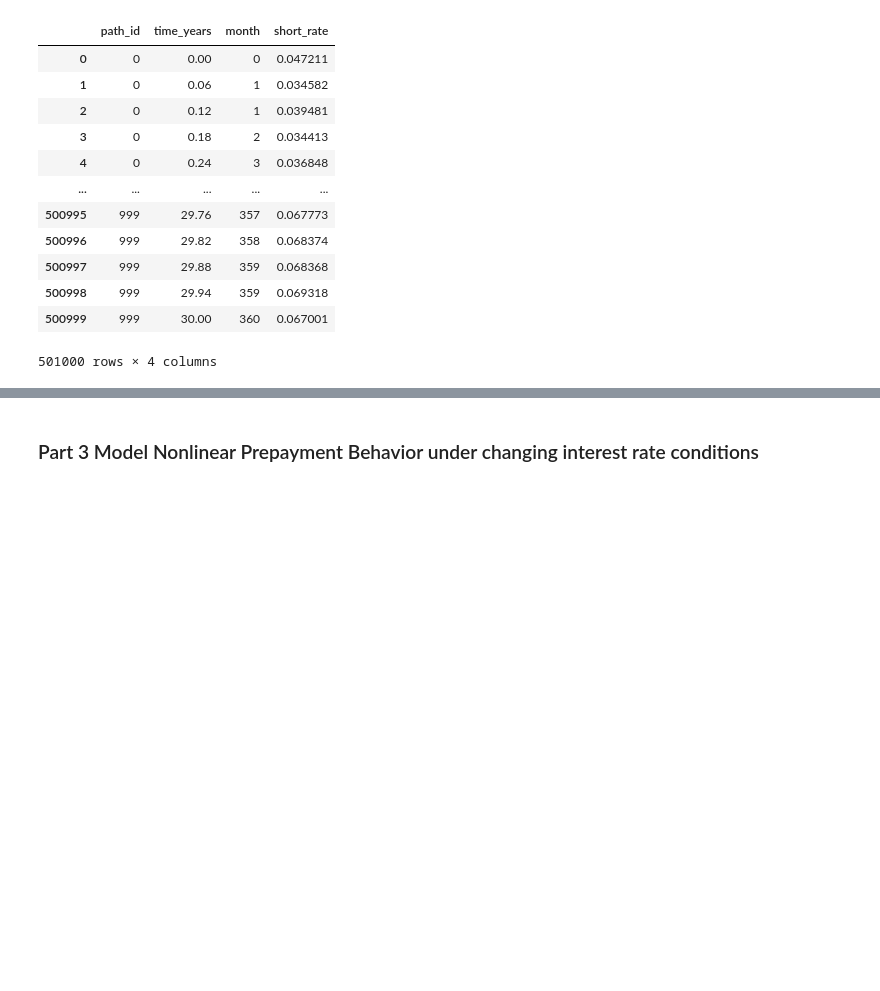
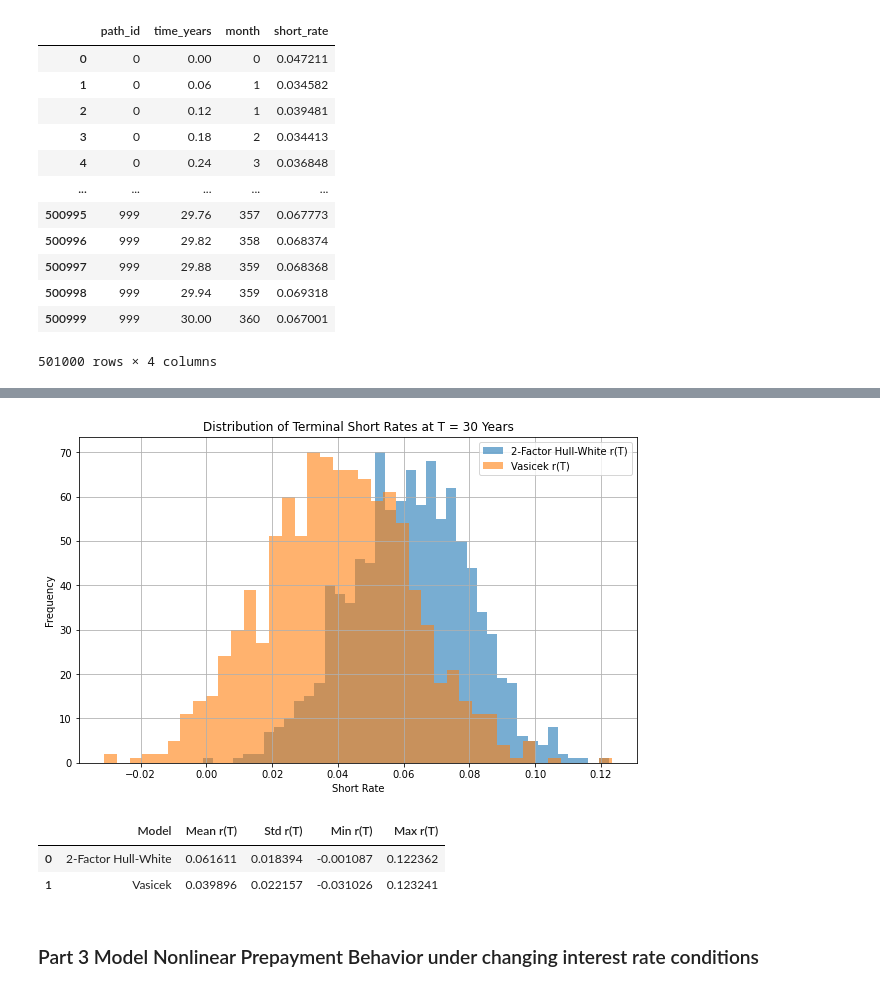
Before and after one commit to chloelinrq/STAT5030_Numerical_Methods_Group_Project, a Jupyter notebook: main.ipynb, the cells around one changed output, grey strips where cells are left out. Cells and saved outputs as stored; diff of their text form; code cells hidden in the pictures; blank space fills up the shorter version.

```diff
--- a/main.ipynb
+++ b/main.ipynb
@@ -521,3 +713,31 @@ short_rate_df
+# %%
+plt.figure(figsize=(10, 6))
+
+plt.hist(rates[:, -1], bins=40, alpha=0.6, label="2-Factor Hull-White r(T)")
+plt.hist(rates_vasicek[:, -1], bins=40, alpha=0.6, label="Vasicek r(T)")
+
+plt.title("Distribution of Terminal Short Rates at T = 30 Years")
+plt.xlabel("Short Rate")
+plt.ylabel("Frequency")
+plt.legend()
+plt.grid(True)
+plt.show()
+# %% [output]
+[figure, added]
+# %%
+summary_df = pd.DataFrame({
+    "Model": ["2-Factor Hull-White", "Vasicek"],
+    "Mean r(T)": [rates[:, -1].mean(), rates_vasicek[:, -1].mean()],
+    "Std r(T)": [rates[:, -1].std(), rates_vasicek[:, -1].std()],
+    "Min r(T)": [rates[:, -1].min(), rates_vasicek[:, -1].min()],
+    "Max r(T)": [rates[:, -1].max(), rates_vasicek[:, -1].max()]
+})
+
+summary_df
+# %% [output]
+|  | Model | Mean r(T) | Std r(T) | Min r(T) | Max r(T) |
+| 0 | 2-Factor Hull-White | 0.061611 | 0.018394 | -0.001087 | 0.122362 |
+| 1 | Vasicek | 0.039896 | 0.022157 | -0.031026 | 0.123241 |
 # %% [markdown]
 ### Part 3 Model Nonlinear Prepayment Behavior under changing interest rate conditions
 # %% [markdown]
```
Also changed, not shown: parts of 13 cells of this notebook.
